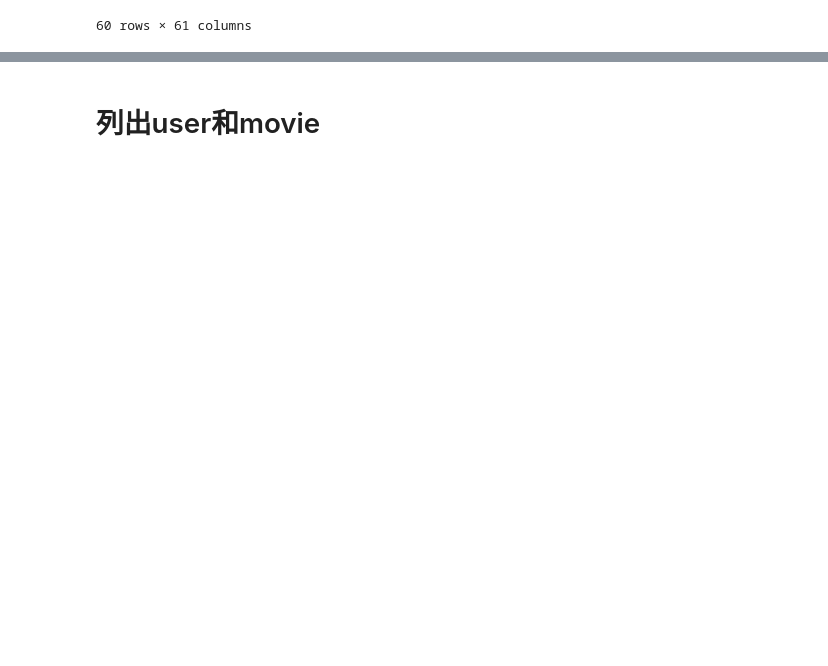
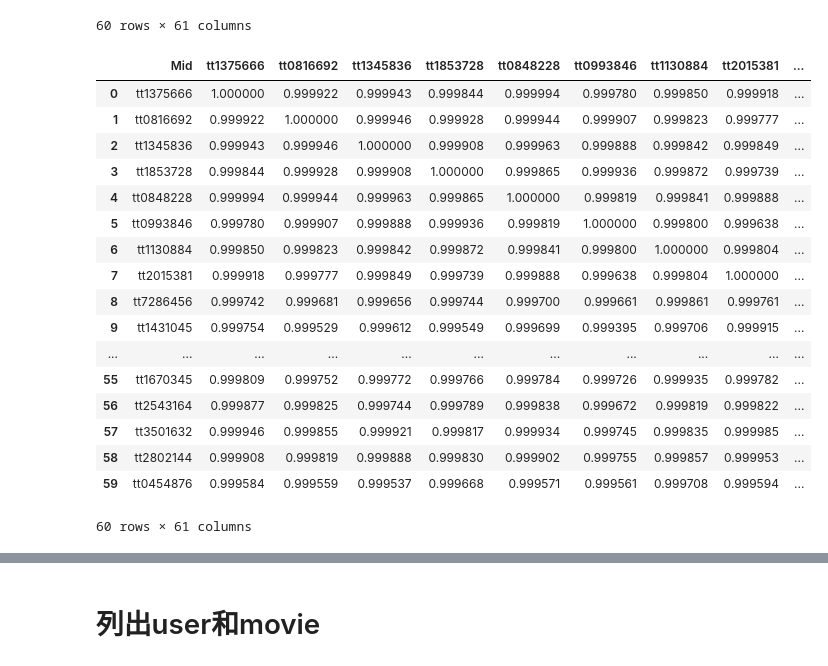
Before and after one commit to superjj0430/AI_Course_PTI, a Jupyter notebook: 切割實驗資料.ipynb, the cells around one changed output, grey strips where cells are left out. Cells and saved outputs as stored; diff of their text form; code cells hidden in the pictures; blank space fills up the shorter version.

```diff
--- a/切割實驗資料.ipynb
+++ b/切割實驗資料.ipynb
@@ -43,3 +47,26 @@ review_senti
 | 58 | tt0816692 | 0.960949 | 0.237545 | -0.086872 | 0.457817 | 0.875667 | 0.774313 | 0.567682 | 0.508945 | ... |
 | 59 | tt1454468 | 0.633385 | 0.918668 | 0.633274 | 0.260362 | 0.301033 | 0.661363 | 0.868759 | -0.380715 | ... |
 60 rows × 61 columns
+# %%
+# 基本資料相似度
+basic_sim = pd.read_csv('similarity_basic_data_v2.csv')
+basic_sim
+# %% [output]
+|  | Mid | tt1375666 | tt0816692 | tt1345836 | tt1853728 | tt0848228 | tt0993846 | tt1130884 | tt2015381 | ... |
+| 0 | tt1375666 | 1.000000 | 0.999922 | 0.999943 | 0.999844 | 0.999994 | 0.999780 | 0.999850 | 0.999918 | ... |
+| 1 | tt0816692 | 0.999922 | 1.000000 | 0.999946 | 0.999928 | 0.999944 | 0.999907 | 0.999823 | 0.999777 | ... |
+| 2 | tt1345836 | 0.999943 | 0.999946 | 1.000000 | 0.999908 | 0.999963 | 0.999888 | 0.999842 | 0.999849 | ... |
+| 3 | tt1853728 | 0.999844 | 0.999928 | 0.999908 | 1.000000 | 0.999865 | 0.999936 | 0.999872 | 0.999739 | ... |
+| 4 | tt0848228 | 0.999994 | 0.999944 | 0.999963 | 0.999865 | 1.000000 | 0.999819 | 0.999841 | 0.999888 | ... |
+| 5 | tt0993846 | 0.999780 | 0.999907 | 0.999888 | 0.999936 | 0.999819 | 1.000000 | 0.999800 | 0.999638 | ... |
+| 6 | tt1130884 | 0.999850 | 0.999823 | 0.999842 | 0.999872 | 0.999841 | 0.999800 | 1.000000 | 0.999804 | ... |
+| 7 | tt2015381 | 0.999918 | 0.999777 | 0.999849 | 0.999739 | 0.999888 | 0.999638 | 0.999804 | 1.000000 | ... |
+| 8 | tt7286456 | 0.999742 | 0.999681 | 0.999656 | 0.999744 | 0.999700 | 0.999661 | 0.999861 | 0.999761 | ... |
+| 9 | tt1431045 | 0.999754 | 0.999529 | 0.999612 | 0.999549 | 0.999699 | 0.999395 | 0.999706 | 0.999915 | ... |
+| ... | ... | ... | ... | ... | ... | ... | ... | ... | ... | ... |
+| 55 | tt1670345 | 0.999809 | 0.999752 | 0.999772 | 0.999766 | 0.999784 | 0.999726 | 0.999935 | 0.999782 | ... |
+| 56 | tt2543164 | 0.999877 | 0.999825 | 0.999744 | 0.999789 | 0.999838 | 0.999672 | 0.999819 | 0.999822 | ... |
+| 57 | tt3501632 | 0.999946 | 0.999855 | 0.999921 | 0.999817 | 0.999934 | 0.999745 | 0.999835 | 0.999985 | ... |
+| 58 | tt2802144 | 0.999908 | 0.999819 | 0.999888 | 0.999830 | 0.999902 | 0.999755 | 0.999857 | 0.999953 | ... |
+| 59 | tt0454876 | 0.999584 | 0.999559 | 0.999537 | 0.999668 | 0.999571 | 0.999561 | 0.999708 | 0.999594 | ... |
+60 rows × 61 columns
```
Also changed, not shown: parts of 13 cells of this notebook.
